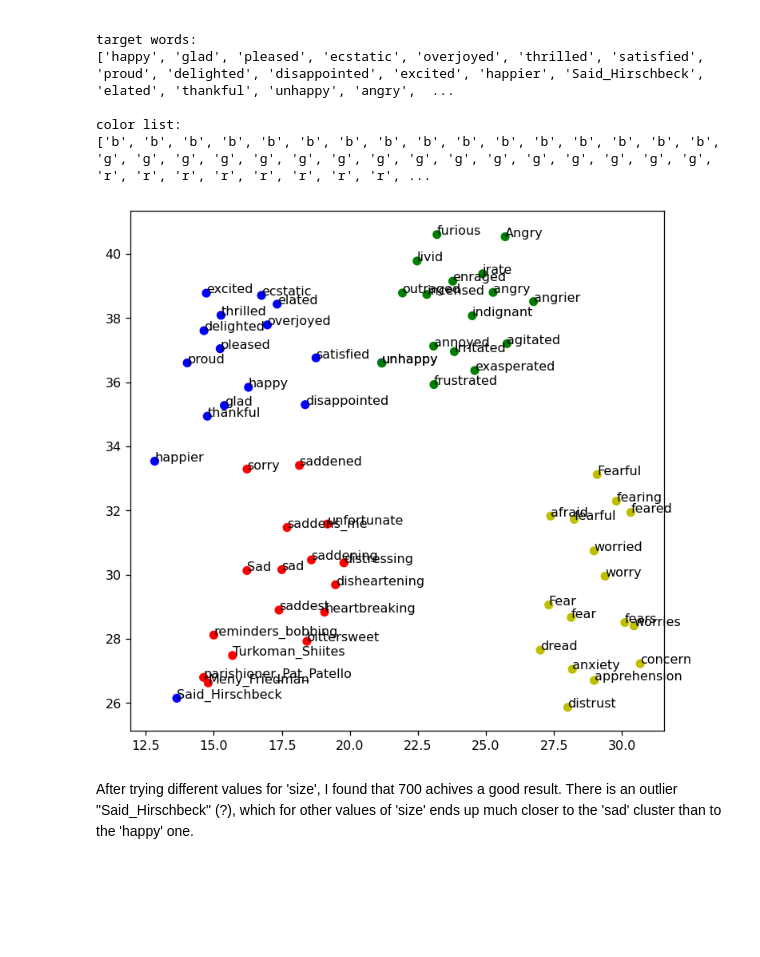
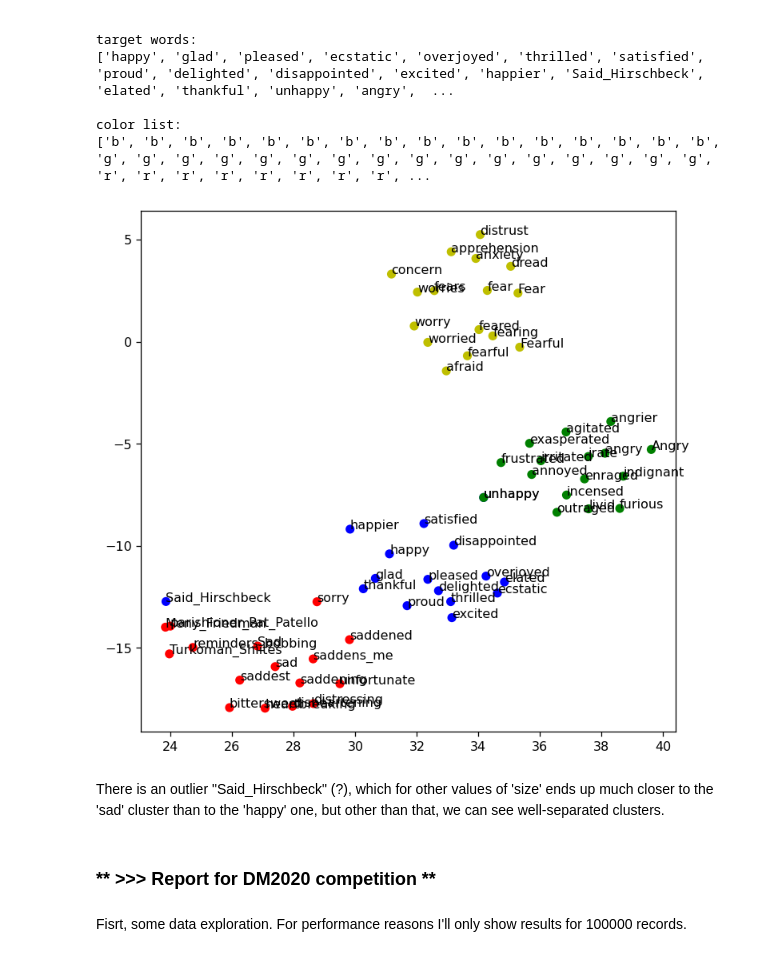
Before and after one commit to HikariNoMJ14/DM2020-Lab2-Homework, a Jupyter notebook: DM2020-Lab2-Homework.ipynb, the cells around one changed output. Cells and saved outputs as stored; diff of their text form; code cells hidden in the pictures; blank space fills up the shorter version.

```diff
--- a/DM2020-Lab2-Homework.ipynb
+++ b/DM2020-Lab2-Homework.ipynb
@@ -221,7 +221,7 @@ How can we utilize these "word" vectors to represent the sentence data and train
 from gensim.models import KeyedVectors
 
 ## Note: this model is very huge, this will take some time ...
-model_path = "data/GoogleNews/GoogleNews-vectors-negative300.bin.gz"
+model_path = "data/GoogleNews-vectors-negative300.bin"
 w2v_google_model = KeyedVectors.load_word2vec_format(model_path, binary=True)
 # %%
 import gensim.downloader as api
@@ -483,30 +471,34 @@ color list:
 # %%
 %matplotlib inline
 from sklearn.manifold import TSNE
 
 ## w2v model
 model = w2v_google_model
 
 ## prepare training word vectors
-size = 700
+size = 500
 target_size = len(target_words)
 all_word = list(model.vocab.keys())
 word_train = target_words + all_word[:size]
 X_train = model[word_train]
 
 ## t-SNE model
 tsne = TSNE(n_components=2, metric='cosine', random_state=28)
 
 ## training
 X_tsne = tsne.fit_transform(X_train)
 
 ## plot the result
 plt.figure(figsize=(7.5, 7.5), dpi=115)
 plt.scatter(X_tsne[:target_size, 0], X_tsne[:target_size, 1], c=color)
 for label, x, y in zip(target_words, X_tsne[:target_size, 0], X_tsne[:target_size, 1]):
     plt.annotate(label, xy=(x,y), xytext=(0,0),  textcoords='offset points')
 plt.show()
 # %% [output]
-[figure, old version]
+[figure, new version]
 # %% [markdown]
-After trying different values for 'size', I found that 700 achives a good result. There is an outlier "Said_Hirschbeck" (?), which for other values of 'size' ends up much closer to the 'sad' cluster than to the 'happy' one.
+There is an outlier "Said_Hirschbeck" (?), which for other values of 'size' ends up much closer to the 'sad' cluster than to the 'happy' one, but other than that, we can see well-separated clusters.
+# %% [markdown]
+### ** >>> Report for DM2020 competition **
+# %% [markdown]
+Fisrt, some data exploration. For performance reasons I'll only show results for 100000 records.
```
Also changed, not shown: parts of 51 cells of this notebook, 23 other files.
